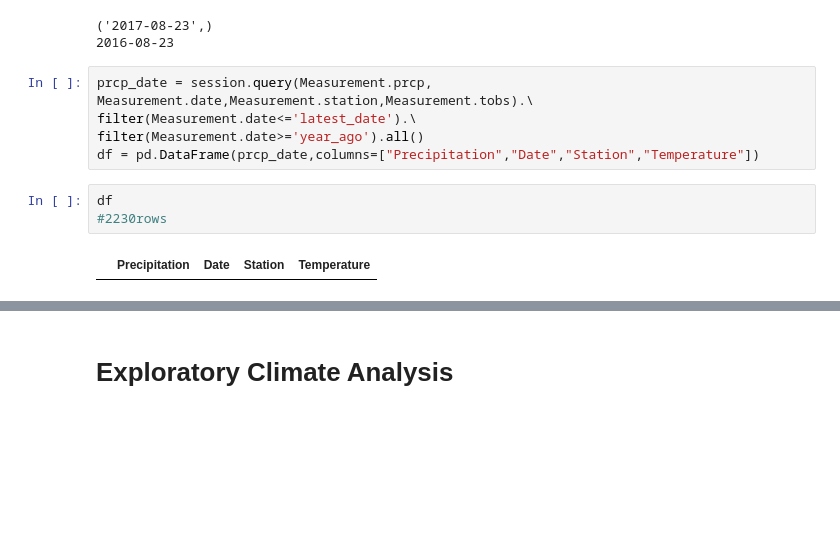
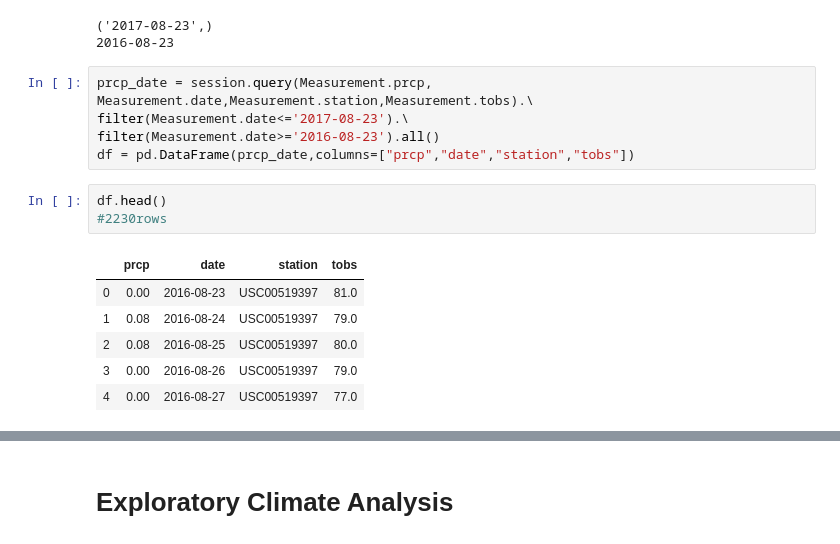
Before and after one commit to whysoq520/sqlalchemy-challenge, a Jupyter notebook: climate_starter.ipynb, the cells around one changed output, grey strips where cells are left out. Cells and saved outputs as stored; diff of their text form; blank space fills up the shorter version.

```diff
--- a/climate_starter.ipynb
+++ b/climate_starter.ipynb
@@ -67,11 +67,16 @@ print(year_ago)
 2016-08-23
 # %%
 prcp_date = session.query(Measurement.prcp, Measurement.date,Measurement.station,Measurement.tobs).\
-filter(Measurement.date<='latest_date').\
-filter(Measurement.date>='year_ago').all()
-df = pd.DataFrame(prcp_date,columns=["Precipitation","Date","Station","Temperature"])
+filter(Measurement.date<='2017-08-23').\
+filter(Measurement.date>='2016-08-23').all()
+df = pd.DataFrame(prcp_date,columns=["prcp","date","station","tobs"])
 # %%
-df
+df.head()
 #2230rows
 # %% [output]
-|  | Precipitation | Date | Station | Temperature |
+|  | prcp | date | station | tobs |
+| 0 | 0.00 | 2016-08-23 | USC00519397 | 81.0 |
+| 1 | 0.08 | 2016-08-24 | USC00519397 | 79.0 |
+| 2 | 0.08 | 2016-08-25 | USC00519397 | 80.0 |
+| 3 | 0.00 | 2016-08-26 | USC00519397 | 79.0 |
+| 4 | 0.00 | 2016-08-27 | USC00519397 | 77.0 |
```
Also changed, not shown: parts of 14 cells of this notebook.
